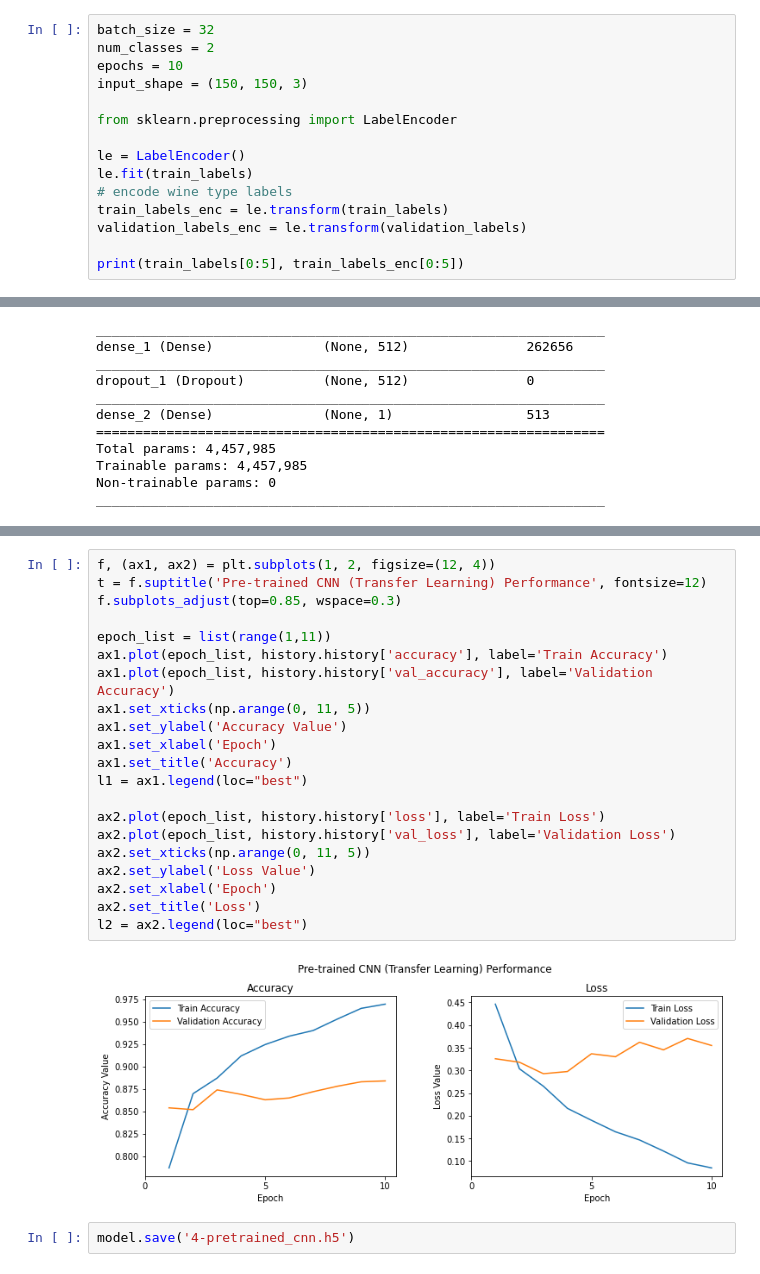
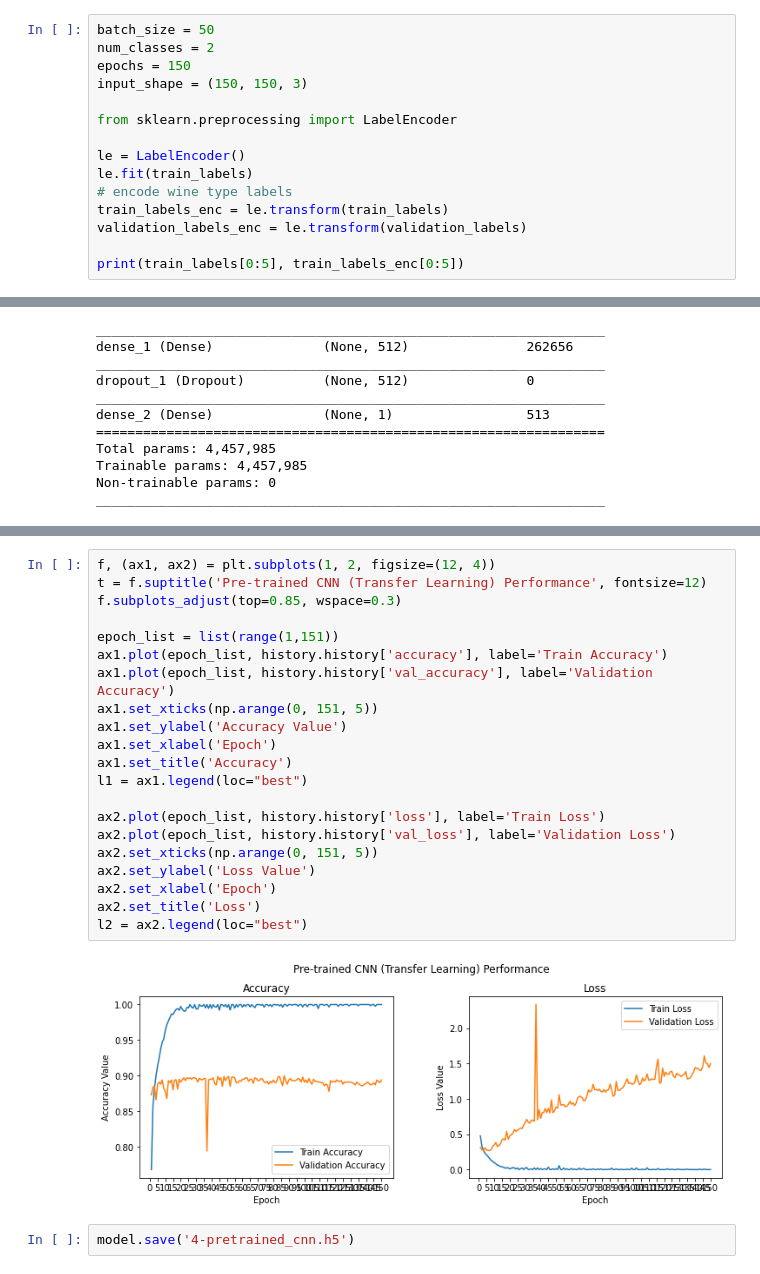
Before and after one commit to gaeunkim0721/CNN-Cats-Dogs, a Jupyter notebook: 4_pretrained.ipynb, the cells around one changed output, grey strips where cells are left out. Drawn from its saved outputs; the diff is of its cells as text.

```diff
--- a/4_pretrained.ipynb
+++ b/4_pretrained.ipynb
@@ -63,9 +45,9 @@ validation_imgs_scaled = validation_imgs.astype('float32')
 train_imgs_scaled /= 255
 validation_imgs_scaled /= 255
 # %%
-batch_size = 32
+batch_size = 50
 num_classes = 2
-epochs = 10
+epochs = 150
 input_shape = (150, 150, 3)
 
 from sklearn.preprocessing import LabelEncoder
@@ -234,25 +213,25 @@ Epoch 10/10
 # %%
 f, (ax1, ax2) = plt.subplots(1, 2, figsize=(12, 4))
 t = f.suptitle('Pre-trained CNN (Transfer Learning) Performance', fontsize=12)
 f.subplots_adjust(top=0.85, wspace=0.3)
 
-epoch_list = list(range(1,11))
+epoch_list = list(range(1,151))
 ax1.plot(epoch_list, history.history['accuracy'], label='Train Accuracy')
 ax1.plot(epoch_list, history.history['val_accuracy'], label='Validation Accuracy')
-ax1.set_xticks(np.arange(0, 11, 5))
+ax1.set_xticks(np.arange(0, 151, 5))
 ax1.set_ylabel('Accuracy Value')
 ax1.set_xlabel('Epoch')
 ax1.set_title('Accuracy')
 l1 = ax1.legend(loc="best")
 
 ax2.plot(epoch_list, history.history['loss'], label='Train Loss')
 ax2.plot(epoch_list, history.history['val_loss'], label='Validation Loss')
-ax2.set_xticks(np.arange(0, 11, 5))
+ax2.set_xticks(np.arange(0, 151, 5))
 ax2.set_ylabel('Loss Value')
 ax2.set_xlabel('Epoch')
 ax2.set_title('Loss')
 l2 = ax2.legend(loc="best")
 # %% [output]
-[figure, old version]
+[figure, new version]
 # %%
 model.save('4-pretrained_cnn.h5')
```
Also changed, not shown: parts of 9 cells of this notebook, 6 other files.
